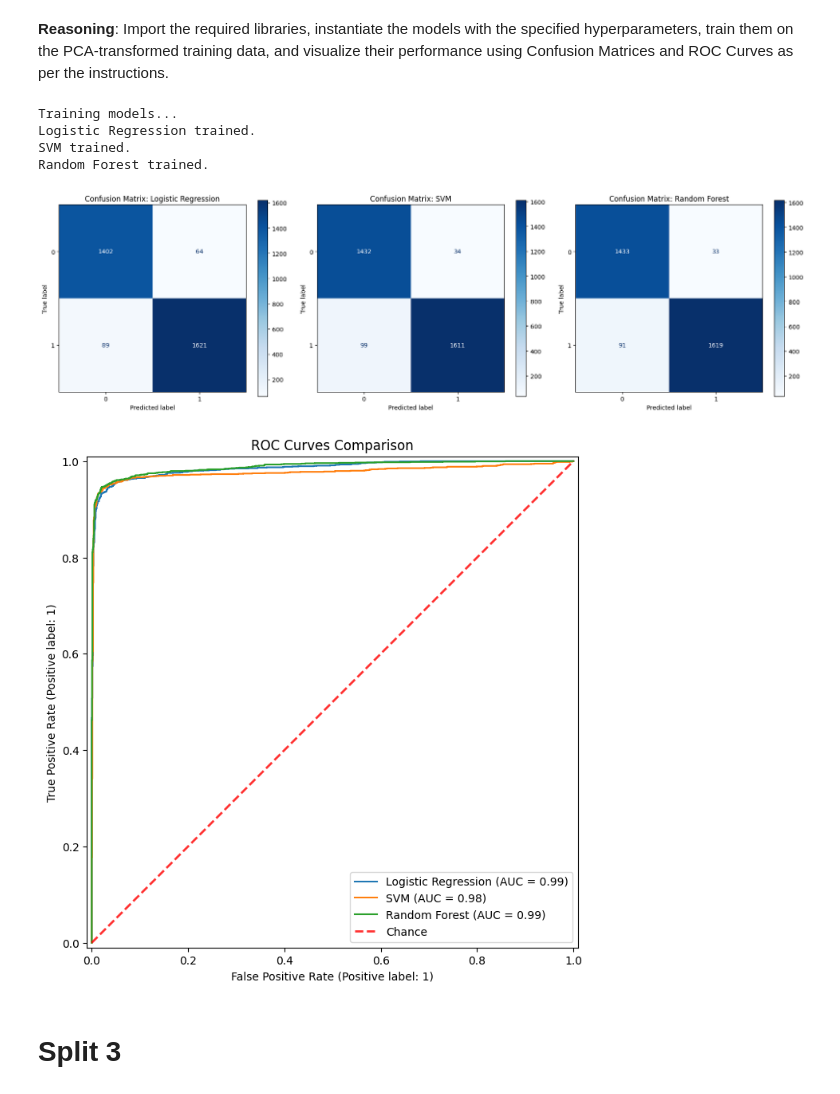
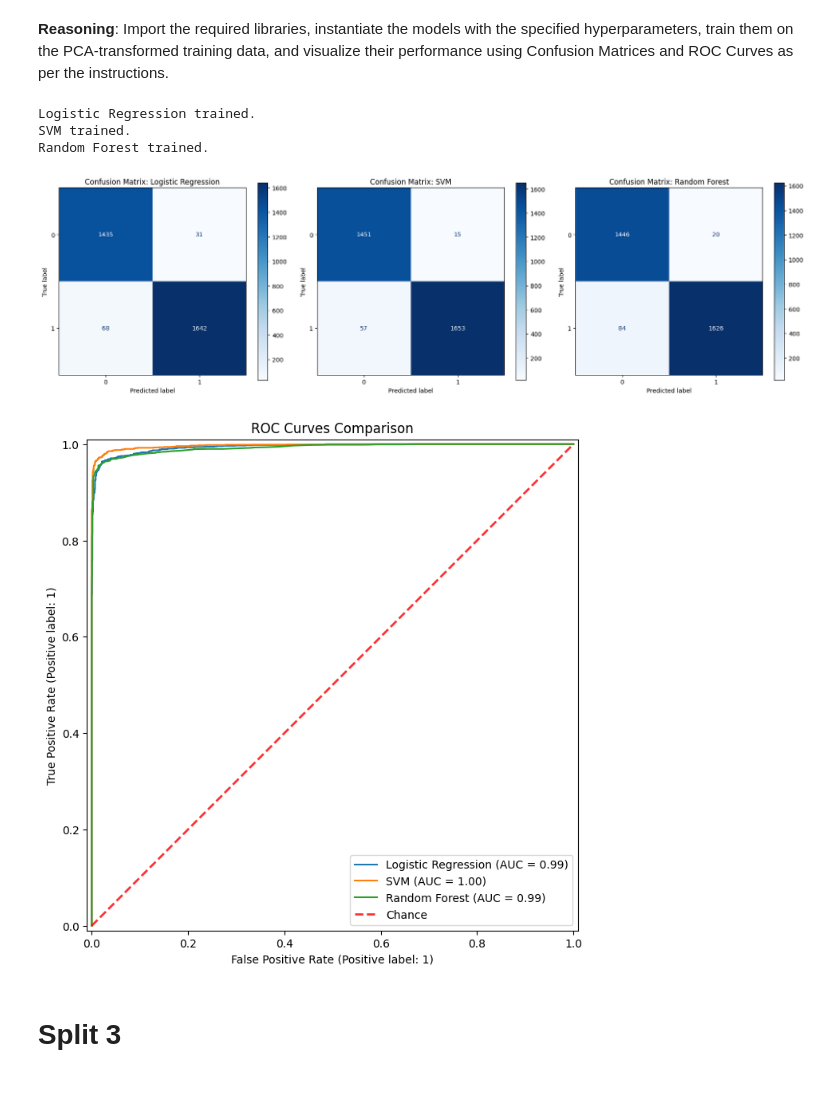
Before and after one commit to adv-11/ml-guardrails-project, a Jupyter notebook: input_guardrails/prompt_injection/prompt_injection.ipynb, the cells around one changed output. Cells and saved outputs as stored; diff of their text form; code cells hidden in the pictures.

```diff
--- a/input_guardrails/prompt_injection/prompt_injection.ipynb
+++ b/input_guardrails/prompt_injection/prompt_injection.ipynb
@@ -283,17 +280,17 @@ X_test = pd.DataFrame(test_df_split_1["embedding"].to_list())
 y_test = test_df_split_1["label"]
 # %%
 #  classification models
-from sklearn.naive_bayes import GaussianNB
+
 from sklearn.linear_model import LogisticRegression
 from sklearn import svm
 from sklearn.ensemble import RandomForestClassifier
 
-# init estimators using their default parameters
+# keep default params for baseline
 estimators = [
 
-    ("Logistic Regression", LogisticRegression()),
+    ("Logistic Regression", LogisticRegression(C=1)),
     ("Support Vector Machine", svm.SVC(C=1.0, kernel='linear', degree=3, gamma='auto')),
-    ("Random Forest", RandomForestClassifier(n_estimators=100, max_depth=None ))
+    ("Random Forest", RandomForestClassifier(n_estimators=100))
 ]
 # %%
 from sklearn.metrics import accuracy_score, precision_score, recall_score, f1_score
@@ -760,46 +1005,47 @@ Import the required libraries, instantiate the models with the specified hyperpa
 from sklearn.linear_model import LogisticRegression
 from sklearn.svm import SVC
 from sklearn.ensemble import RandomForestClassifier
 from sklearn.metrics import ConfusionMatrixDisplay, RocCurveDisplay
 import matplotlib.pyplot as plt
 
-# 1. Instantiate the three models with the specified hyperparameters
+# 1. init  the three models with the specified hyperparameters
 models = {
-    "Logistic Regression": LogisticRegression(C=10, random_state=42),
-    "SVM": SVC(C=0.1, kernel='rbf', probability=True, random_state=42),
-    "Random Forest": RandomForestClassifier(max_depth=10, n_estimators=50, random_state=42)
+    "Logistic Regression": LogisticRegression(C=1, penalty='l2',random_state=42),
+
+    "SVM": SVC(C=1, kernel='rbf', probability=True, random_state=42),
+
+    "Random Forest": RandomForestClassifier(max_depth=None, n_estimators=100, random_state=42)
 }
 
-# 2. Fit each model on X_train_pca and y_train
-print("Training models...")
+# 2. fit each model on embeddings and y_train
+
 for name, model in models.items():
-    model.fit(X_train_pca, y_train)
+    model.fit(X_embeddings, y_train)
     print(f"{name} trained.")
 
-# 3. Plot Confusion Matrices side-by-side
+# 3. confusion matrix
 fig, axes = plt.subplots(1, 3, figsize=(18, 5))
 for ax, (name, model) in zip(axes, models.items()):
-    ConfusionMatrixDisplay.from_estimator(model, X_test_pca, y_test, ax=ax, cmap='Blues')
+    ConfusionMatrixDisplay.from_estimator(model, X_test, y_test, ax=ax, cmap='Blues')
     ax.set_title(f"Confusion Matrix: {name}")
 plt.tight_layout()
 plt.show()
 
-# 4. Plot ROC Curves on the same graph
+# 4. plot ROC curve on the same graph
 fig, ax = plt.subplots(figsize=(10, 8))
 for name, model in models.items():
-    RocCurveDisplay.from_estimator(model, X_test_pca, y_test, ax=ax, name=name)
+    RocCurveDisplay.from_estimator(model, X_test, y_test, ax=ax, name=name)
 
 ax.set_title("ROC Curves Comparison")
 ax.plot([0, 1], [0, 1], linestyle='--', lw=2, color='r', label='Chance', alpha=0.8)
 plt.legend()
 plt.show()
 # %% [output]
-Training models...
 Logistic Regression trained.
 SVM trained.
 Random Forest trained.
 [figure]
-[figure, old version]
+[figure, new version]
 # %% [markdown]
 # Split 3
 # %% [markdown]
```
Also changed, not shown: parts of 64 cells of this notebook.
